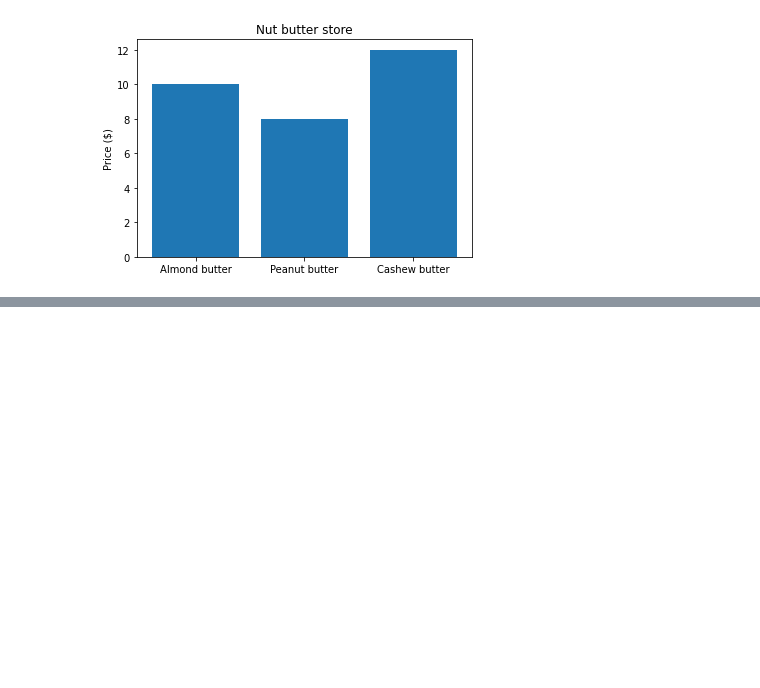
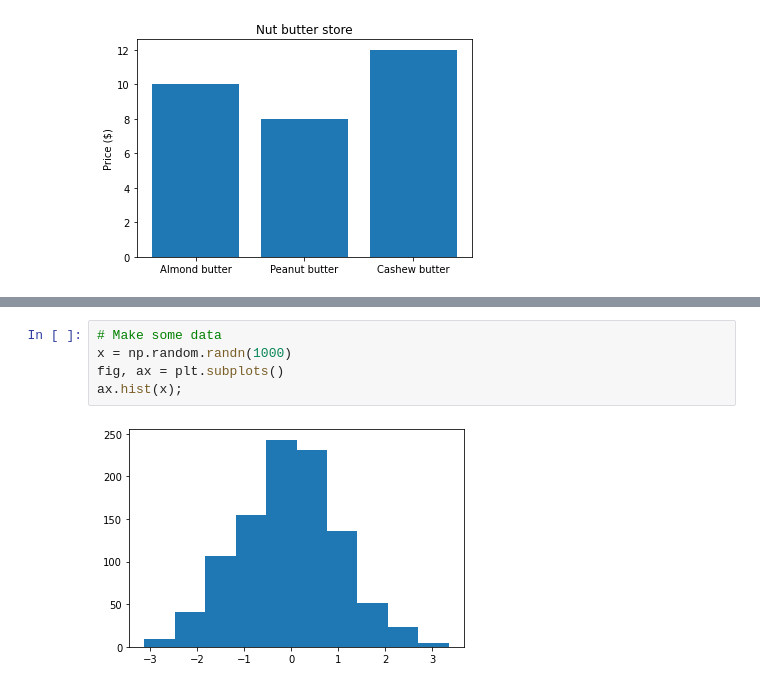
Before and after one commit to cwg7/Matplotlib-works, a Jupyter notebook: matplotlib_Overview.ipynb, the cells around one changed output, grey strips where cells are left out. Drawn from its saved outputs; the diff is of its cells as text; blank space fills up the shorter version.

```diff
--- a/matplotlib_Overview.ipynb
+++ b/matplotlib_Overview.ipynb
@@ -126,0 +132,7 @@ ax.set(title = "Nut butter store",
+# %%
+# Make some data
+x = np.random.randn(1000)
+fig, ax = plt.subplots()
+ax.hist(x);
+# %% [output]
+[figure, added]
```
Also changed, not shown: parts of 3 cells of this notebook.
